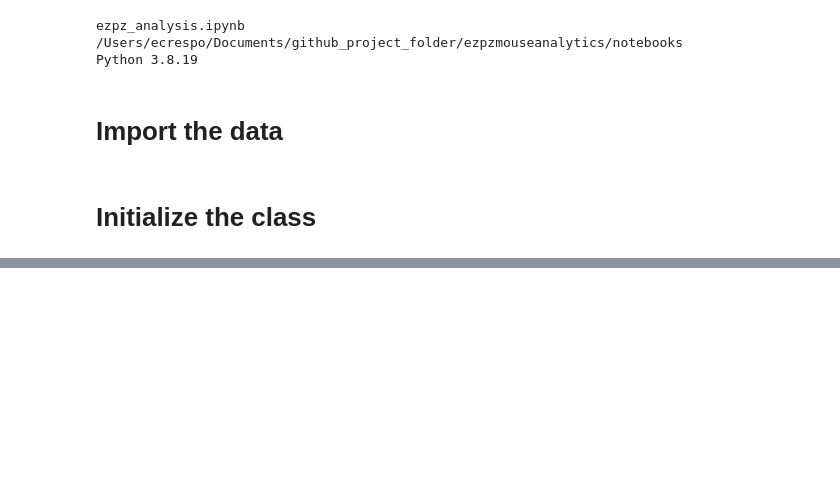
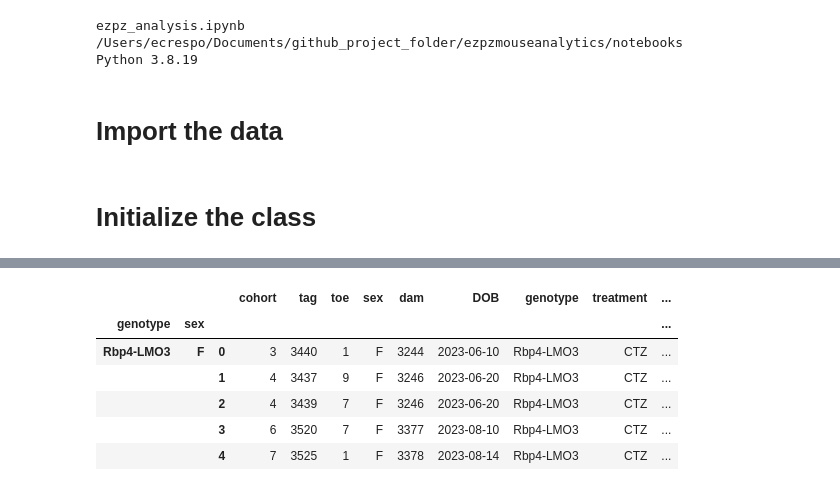
Before and after one commit to ecresp1el/ezpzmouseanalytics, a Jupyter notebook: notebooks/ezpz_analysis.ipynb, the cells around one changed output, grey strips where cells are left out. Drawn from its saved outputs; the diff is of its cells as text; code cells hidden in the pictures; blank space fills up the shorter version.

```diff
--- a/notebooks/ezpz_analysis.ipynb
+++ b/notebooks/ezpz_analysis.ipynb
@@ -425,0 +422,10 @@ ValueError: 'genotype' is both an index level and a column label, which is ambig
+# %%
+mouse_analysis.genotype_sex_groups.head()
+# %% [output]
+|  |  |  | cohort | tag | toe | sex | dam | DOB | genotype | treatment | ... |
+| genotype | sex |  |  |  |  |  |  |  |  |  | ... |
+| Rbp4-LMO3 | F | 0 | 3 | 3440 | 1 | F | 3244 | 2023-06-10 | Rbp4-LMO3 | CTZ | ... |
+|  |  | 1 | 4 | 3437 | 9 | F | 3246 | 2023-06-20 | Rbp4-LMO3 | CTZ | ... |
+|  |  | 2 | 4 | 3439 | 7 | F | 3246 | 2023-06-20 | Rbp4-LMO3 | CTZ | ... |
+|  |  | 3 | 6 | 3520 | 7 | F | 3377 | 2023-08-10 | Rbp4-LMO3 | CTZ | ... |
+|  |  | 4 | 7 | 3525 | 1 | F | 3378 | 2023-08-14 | Rbp4-LMO3 | CTZ | ... |
```
Also changed, not shown: parts of 16 cells of this notebook.
